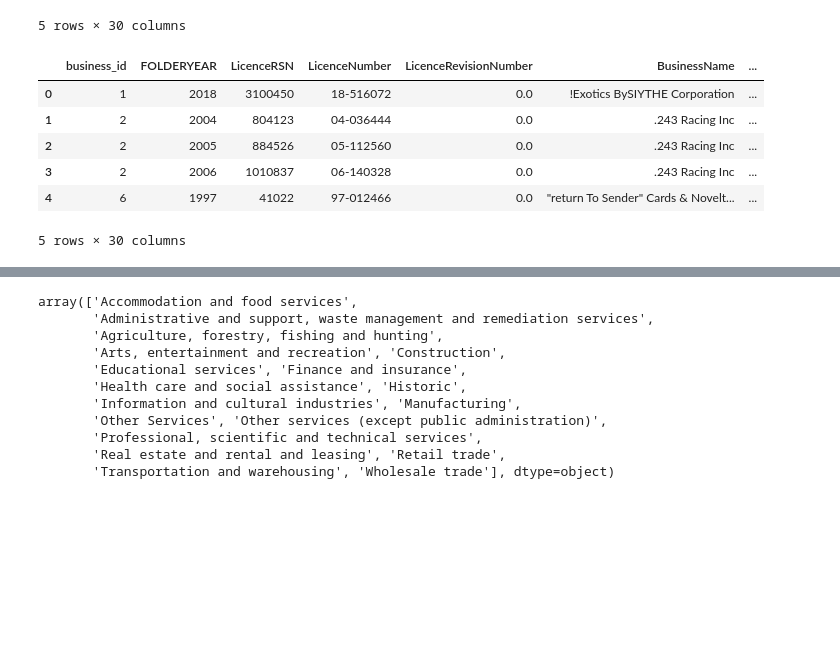
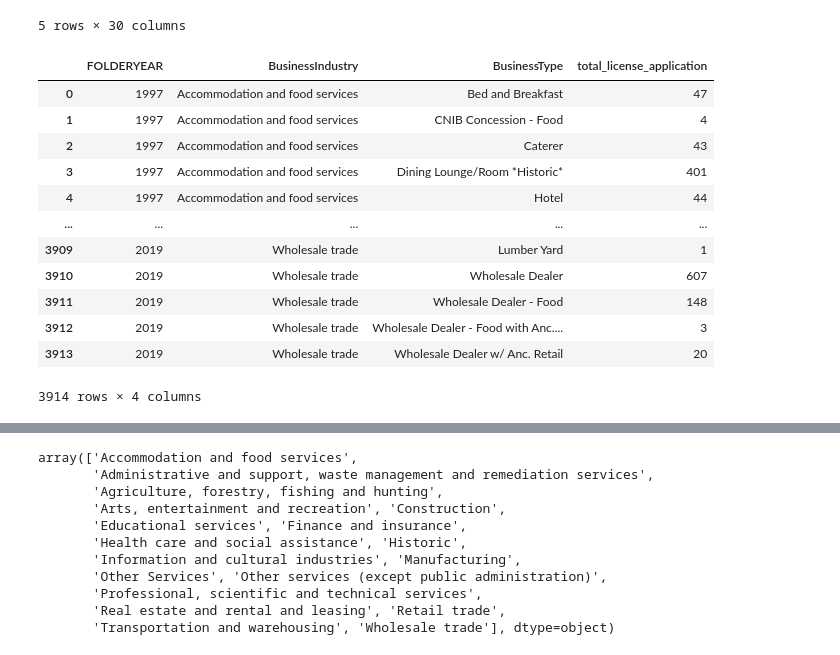
Before and after one commit to aakanksha023/EVAN, a Jupyter notebook: src/04_visualization/eda.ipynb, the cells around one changed output, grey strips where cells are left out. Saved outputs shown, nothing was run; the diff lists cells and outputs as text; code cells hidden in the pictures; blank space fills up the shorter version.

```diff
--- a/src/04_visualization/eda.ipynb
+++ b/src/04_visualization/eda.ipynb
@@ -53,13 +53,3 @@ with open('../../data/processed/business_dict.csv', mode='r') as csv_file:
 | 3 | 2 | 2006 | 1010837 | 06-140328 | 0.0 | .243 Racing Inc | ... |
 | 4 | 6 | 1997 | 41022 | 97-012466 | 0.0 | "return To Sender" Cards & Novelt... | ... |
 5 rows × 30 columns
-# %%
-df.head()
-# %% [output]
-|  | business_id | FOLDERYEAR | LicenceRSN | LicenceNumber | LicenceRevisionNumber | BusinessName | ... |
-| 0 | 1 | 2018 | 3100450 | 18-516072 | 0.0 | !Exotics BySIYTHE Corporation | ... |
-| 1 | 2 | 2004 | 804123 | 04-036444 | 0.0 | .243 Racing Inc | ... |
-| 2 | 2 | 2005 | 884526 | 05-112560 | 0.0 | .243 Racing Inc | ... |
-| 3 | 2 | 2006 | 1010837 | 06-140328 | 0.0 | .243 Racing Inc | ... |
-| 4 | 6 | 1997 | 41022 | 97-012466 | 0.0 | "return To Sender" Cards & Novelt... | ... |
-5 rows × 30 columns
@@ -66,3 +59,19 @@ df.head()
+# %%
+df_x
+# %% [output]
+|  | FOLDERYEAR | BusinessIndustry | BusinessType | total_license_application |
+| 0 | 1997 | Accommodation and food services | Bed and Breakfast | 47 |
+| 1 | 1997 | Accommodation and food services | CNIB Concession - Food | 4 |
+| 2 | 1997 | Accommodation and food services | Caterer | 43 |
+| 3 | 1997 | Accommodation and food services | Dining Lounge/Room *Historic* | 401 |
+| 4 | 1997 | Accommodation and food services | Hotel | 44 |
+| ... | ... | ... | ... | ... |
+| 3909 | 2019 | Wholesale trade | Lumber Yard | 1 |
+| 3910 | 2019 | Wholesale trade | Wholesale Dealer | 607 |
+| 3911 | 2019 | Wholesale trade | Wholesale Dealer - Food | 148 |
+| 3912 | 2019 | Wholesale trade | Wholesale Dealer - Food with Anc.... | 3 |
+| 3913 | 2019 | Wholesale trade | Wholesale Dealer w/ Anc. Retail | 20 |
+3914 rows × 4 columns
 # %%
 df_1 = df.groupby(["FOLDERYEAR","BusinessIndustry",'BusinessType'],as_index=False)[["label"]].sum()
 df_1.columns = ['FOLDERYEAR', 'BusinessIndustry','BusinessType', 'total_license_issued']
```
Also changed, not shown: parts of 8 cells of this notebook.
